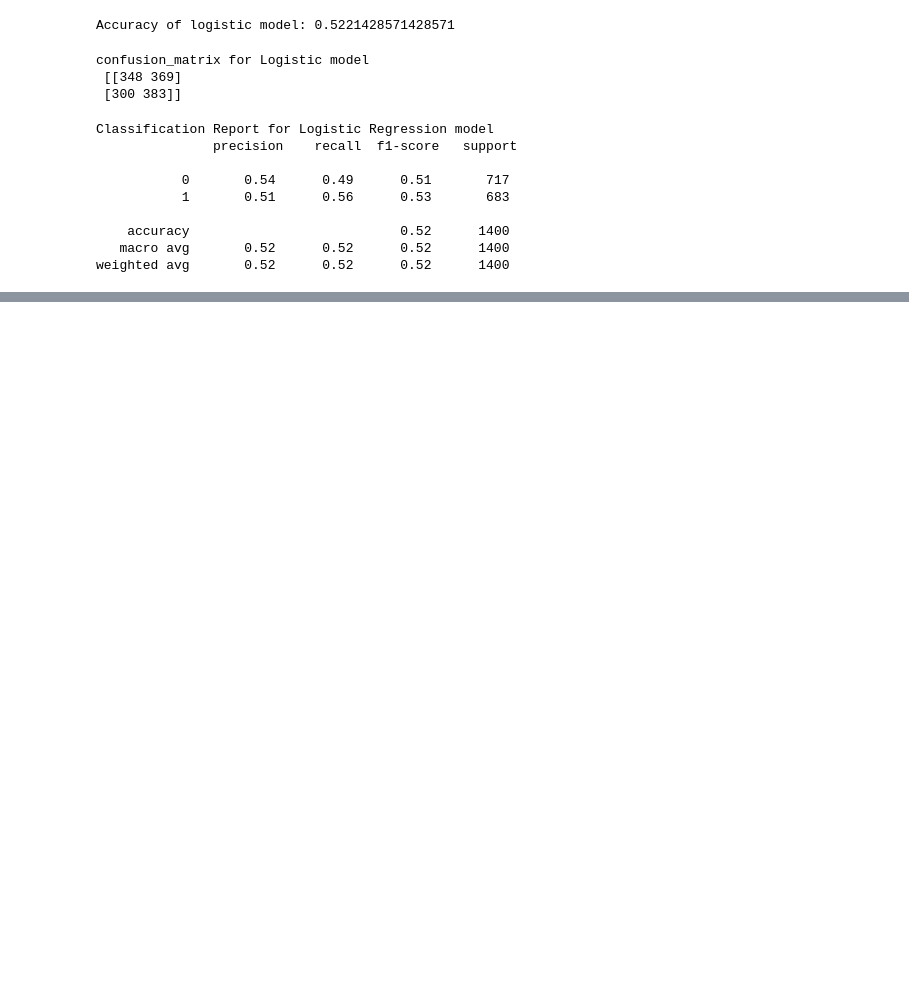
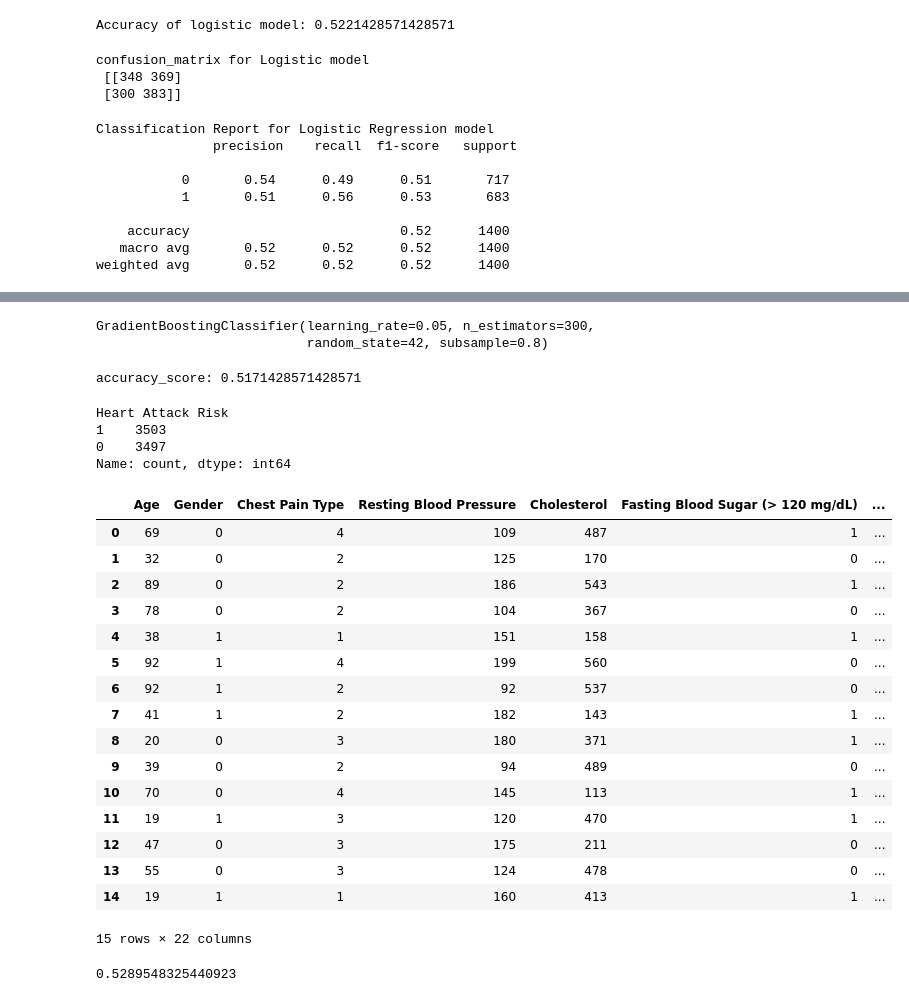
Before and after one commit to abhishekp-786/Heart-Attack-Risk-Prediction-Model, a Jupyter notebook: project.ipynb, the cells around one changed output, grey strips where cells are left out. Drawn from its saved outputs; the diff is of its cells as text; code cells hidden in the pictures; blank space fills up the shorter version.

Commit message:
Analysed the accuracy and found that is correct accuracies ac to dataset

```diff
--- a/project.ipynb
+++ b/project.ipynb
@@ -462,0 +499,5 @@ weighted avg       0.52      0.52      0.52      1400
+# %%
+crt_gini.fit(xtrain ,ytrain)
+# %% [output]
+GradientBoostingClassifier(learning_rate=0.05, n_estimators=300,
+                           random_state=42, subsample=0.8)
@@ -462,0 +506,31 @@ weighted avg       0.52      0.52      0.52      1400
+# %%
+print("accuracy_score:",accuracy_score(ytest, ypred_gini))
+# %% [output]
+accuracy_score: 0.5171428571428571
+# %%
+data['Heart Attack Risk'].value_counts()
+# %% [output]
+Heart Attack Risk
+1    3503
+0    3497
+Name: count, dtype: int64
+# %%
+data.head(15)
+# %% [output]
+|  | Age | Gender | Chest Pain Type | Resting Blood Pressure | Cholesterol | Fasting Blood Sugar (> 120 mg/dL) | ... |
+| 0 | 69 | 0 | 4 | 109 | 487 | 1 | ... |
+| 1 | 32 | 0 | 2 | 125 | 170 | 0 | ... |
+| 2 | 89 | 0 | 2 | 186 | 543 | 1 | ... |
+| 3 | 78 | 0 | 2 | 104 | 367 | 0 | ... |
+| 4 | 38 | 1 | 1 | 151 | 158 | 1 | ... |
+| 5 | 92 | 1 | 4 | 199 | 560 | 0 | ... |
+| 6 | 92 | 1 | 2 | 92 | 537 | 0 | ... |
+| 7 | 41 | 1 | 2 | 182 | 143 | 1 | ... |
+| 8 | 20 | 0 | 3 | 180 | 371 | 1 | ... |
+| 9 | 39 | 0 | 2 | 94 | 489 | 0 | ... |
+| 10 | 70 | 0 | 4 | 145 | 113 | 1 | ... |
+| 11 | 19 | 1 | 3 | 120 | 470 | 1 | ... |
+| 12 | 47 | 0 | 3 | 175 | 211 | 0 | ... |
+| 13 | 55 | 0 | 3 | 124 | 478 | 0 | ... |
+| 14 | 19 | 1 | 1 | 160 | 413 | 1 | ... |
+15 rows × 22 columns
@@ -462,0 +539,4 @@ weighted avg       0.52      0.52      0.52      1400
+# %%
+roc_auc_score(ytest, crt_gini.predict_proba(xtest)[:,1])
+# %% [output]
+0.5289548325440923
```
Also changed, not shown: parts of 15 cells of this notebook.
